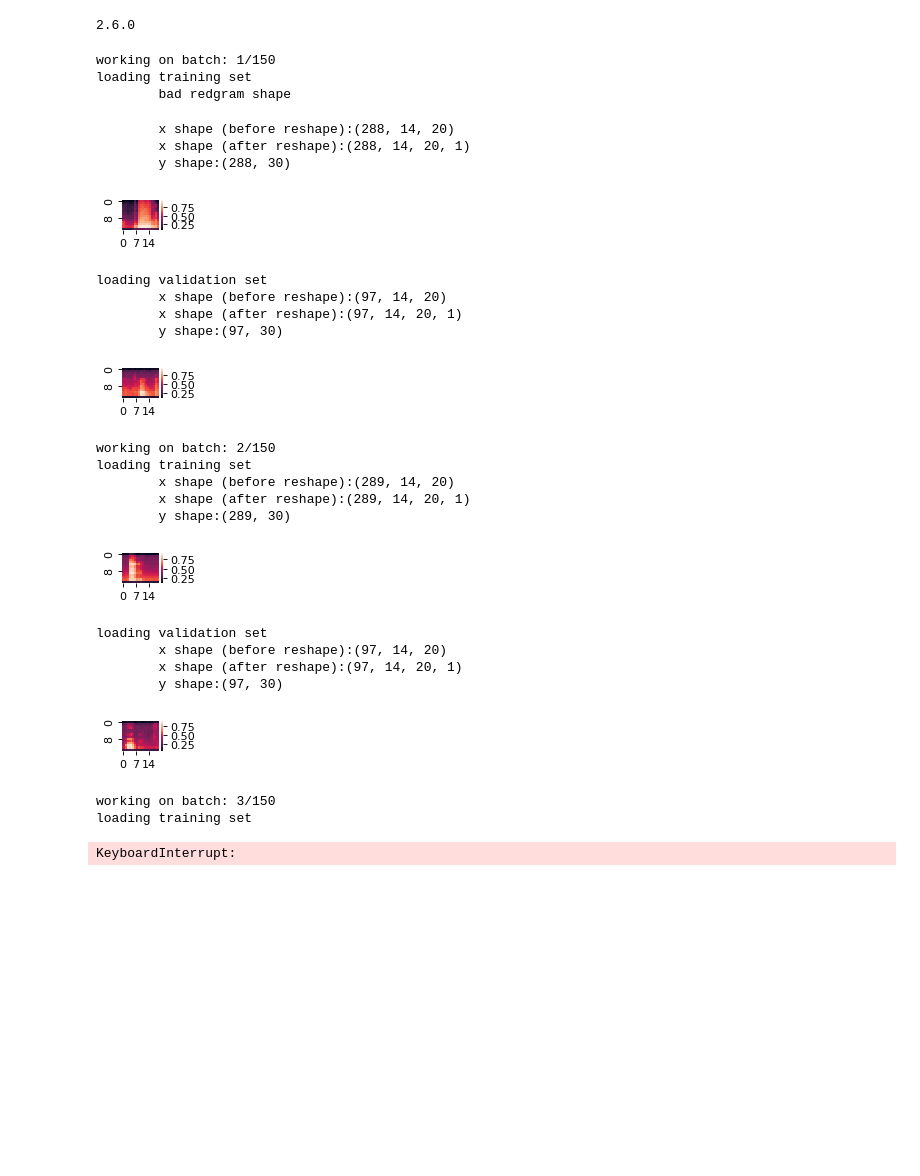
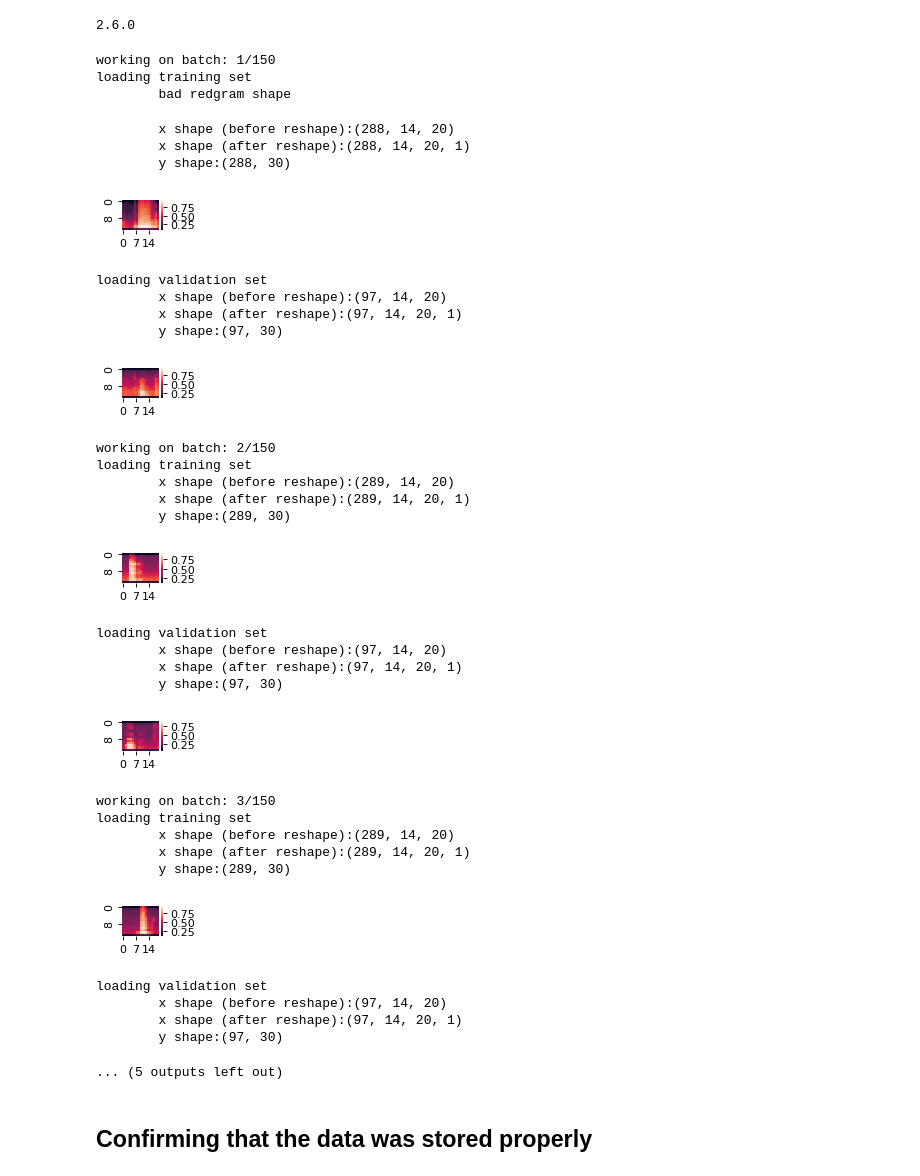
Before and after one commit to rlew631/SpeechRecognition, a Jupyter notebook: convert_and_store.ipynb, the cells around one changed output. Saved outputs shown, nothing was run; the diff lists cells and outputs as text; code cells hidden in the pictures; blank space fills up the shorter version.

```diff
--- a/convert_and_store.ipynb
+++ b/convert_and_store.ipynb
@@ -83,10 +83,9 @@ batch_count = 1 # using a counter since enumerate doesn't work on skf.split
 total_splits = 150
 skf = StratifiedKFold(n_splits=total_splits, shuffle=True, random_state=42)
 for train_index, test_index in skf.split(X_master, y_master):
-#     if batch_count < 125:
-#         print(f'currently looking at batch {batch_count}, already trained up to batch 125. skipping...', end='\r')
-#         batch_count += 1
-#         continue
+    if batch_count >= 5:
+        break
+
     print(f'working on batch: {batch_count}/{total_splits}')
     rs = ShuffleSplit(n_splits=1, test_size=.25, random_state=42)
     X, y = X_master[test_index], y_master[test_index]
@@ -94,13 +93,12 @@ for train_index, test_index in skf.split(X_master, y_master):
         X_train, X_val = X[train_index2], X[test_index2]
         y_train, y_val = y[train_index2], y[test_index2]
         # Split is done, X=filename, y=target
-        X_train, y_train = train_val_load(X_train, y_train, mapping, num_classes, train_or_val = 'train')
-        X_val, y_val = train_val_load(X_val, y_val, mapping, num_classes, train_or_val = 'val')
 
         ttv = []
         x_sizes = []
         y_sizes = []
 
+        X_train, y_train = train_val_load(X_train, y_train, mapping, num_classes, train_or_val = 'train')
         X_train, y_train = list(X_train), list(y_train)
         for i, image in enumerate(X_train):
             ttv.append('train')
@@ -109,6 +107,7 @@ for train_index, test_index in skf.split(X_master, y_master):
             X_train[i] = encode_array_for_sql(image)
             y_train[i] = encode_array_for_sql(y_train[i])
 
+        X_val, y_val = train_val_load(X_val, y_val, mapping, num_classes, train_or_val = 'val')
         X_val, y_val = list(X_val), list(y_val)
         for i, image in enumerate(X_val):
             ttv.append('val')
@@ -122,32 +121,41 @@ for train_index, test_index in skf.split(X_master, y_master):
         temp_df.to_sql('specgrams', conn, if_exists='append', index=False)
 
         X_train, y_train, X_val, y_val = [],[],[],[]
     batch_count += 1
 # %% [output]
 working on batch: 1/150
 loading training set
         bad redgram shape
         x shape (before reshape):(288, 14, 20)
         x shape (after reshape):(288, 14, 20, 1)
         y shape:(288, 30)
 [figure]
 loading validation set
         x shape (before reshape):(97, 14, 20)
         x shape (after reshape):(97, 14, 20, 1)
         y shape:(97, 30)
 [figure]
 working on batch: 2/150
 loading training set
         x shape (before reshape):(289, 14, 20)
         x shape (after reshape):(289, 14, 20, 1)
         y shape:(289, 30)
 [figure]
 loading validation set
         x shape (before reshape):(97, 14, 20)
         x shape (after reshape):(97, 14, 20, 1)
         y shape:(97, 30)
 [figure]
 working on batch: 3/150
 loading training set
+        x shape (before reshape):(289, 14, 20)
+        x shape (after reshape):(289, 14, 20, 1)
+        y shape:(289, 30)
+[figure, new version]
-KeyboardInterrupt:
+loading validation set
+        x shape (before reshape):(97, 14, 20)
+        x shape (after reshape):(97, 14, 20, 1)
+        y shape:(97, 30)
-[figure, old version]
+... (5 outputs left out)
+# %% [markdown]
+## Confirming that the data was stored properly
```
Also changed, not shown: parts of 3 cells of this notebook, 1 other file.
